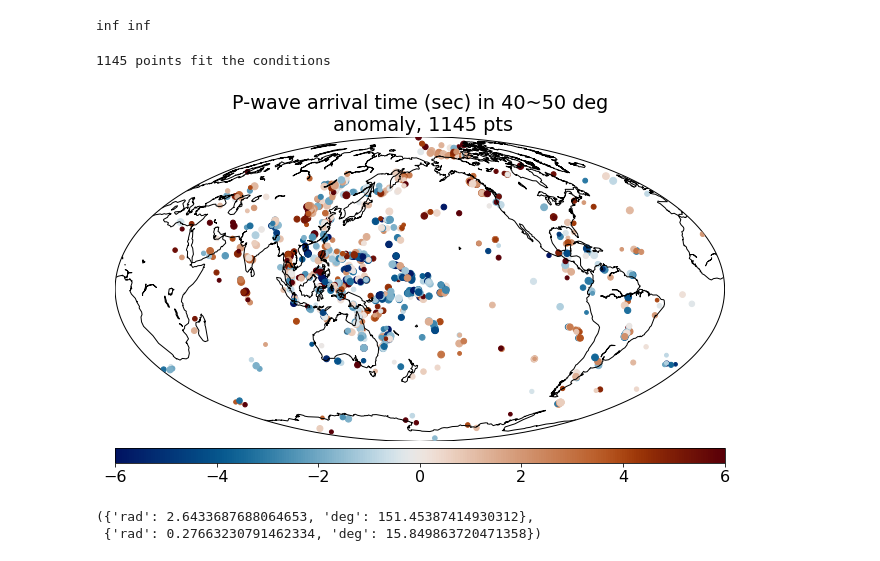
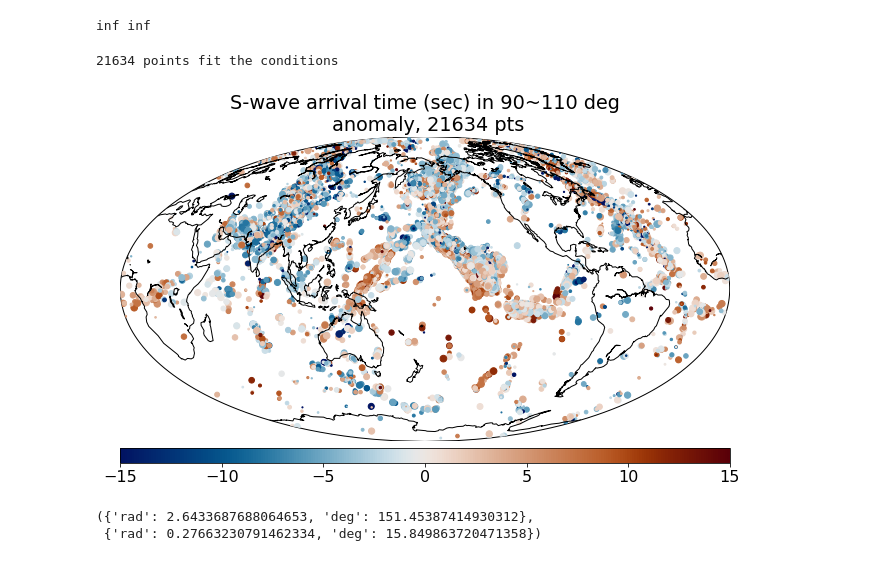
Before and after one commit to Jun1453/phasepick, a Jupyter notebook: predict.ipynb, the cells around one changed output. Drawn from its saved outputs; the diff is of its cells as text; code cells hidden in the pictures.

Commit message:
Revert "update notebook for catalog3 result plot"
This reverts commit 56b909a2da5778ea9e983b34d670a0238b1a528e.

```diff
--- a/predict.ipynb
+++ b/predict.ipynb
@@ -629,7 +681,7 @@ import matplotlib.pyplot as plt
 # x = scatter_table['anomaly_org'].values
 # y = scatter_table['anomaly'].values
 # r = scatter_table['probability'].values
-table = pd.read_csv('updeANMO_shift5_catalog3_plot_s.csv')
+table = pd.read_csv('updeANMO_shift5_catalog_plot_s.csv')
 # table = pd.read_csv('updeANMO_shift5_plot_s.csv')
 scatter_table = table
 x = scatter_table['anomaly'].values
@@ -782,8 +834,7 @@ def fidelity_rev_p(picker1_prob, picker1_anomaly, picker2_prob, picker2_anomaly)
 # scatter_table = plot_scatter('p', (35,195), fidelity_p, x_axis='anomaly_org')
 # scatter_table = plot_scatter('p', (35,195), fidelity_rev_p, x_axis='anomaly_org', raw_prefix='updeANMO_shift5_plot', ref_prefix='updeANMO_shift_plot')
 # scatter_table = plot_scatter('s', (35,195), fidelity_rev, x_axis='anomaly_org', raw_prefix='updeANMO_shift5_fedbp_plot', ref_prefix='updeANMO_shift_plot')
-# scatter_table = plot_scatter('s', (35,195), fidelity_rev, x_axis='anomaly_org', raw_prefix='updeANMO_shift5_catalog_plot', ref_prefix='updeANMO_shift_plot')
-scatter_table = plot_scatter('s', (35,195), fidelity_rev, x_axis='anomaly_org', raw_prefix='updeANMO_shift5_catalog3_plot', ref_prefix='updeANMO_shift_plot')
+scatter_table = plot_scatter('s', (35,195), fidelity_rev, x_axis='anomaly_org', raw_prefix='updeANMO_shift5_catalog_plot', ref_prefix='updeANMO_shift_plot')
 # scatter_table = plot_scatter('p', (35,195), fidelity_rev_p, x_axis='anomaly_org', raw_prefix='updeANMO_shift5_fedbp_plot', ref_prefix='updeANMO_shift_plot')
 
 plt.show()
@@ -908,39 +959,38 @@ def plot_depthslice(phase: str, value: str, gcarc_range: set, fidelity_func, org
     if value=='anomaly_org': fidelity = (fidelity+1)
     scatter_table = table[(org_constraint(table['anomaly_org'])) & (fidelity > 0) & (table['gcarc'] > gcarc_range[0]) & (table['gcarc'] < gcarc_range[1])]
     # fidelity = table['probability'] - alpha*(abs(table['anomaly']-table['anomaly_ref']))/table['anomaly'].std()*table['probability_ref']
     # scatter_table = table[(table['anomaly_org'].isnull()) & (fidelity > 0) & (table['gcarc'] > 80)]
     # table = pd.read_csv(f'test_plot_{phase.lower()}.csv')
     # table = pd.read_csv(f'updeANMO_shift_plot_{phase.lower()}.csv')
     # scatter_table = table[(table['anomaly_org'].notnull()) & (table['probability'] > 0.7) & (table['gcarc'] > 80)]
 
     lons = scatter_table['turning_lon'].values[:]
     lats = scatter_table['turning_lat'].values[:]
     prob = scatter_table['probability'].values[:]
     anomaly = scatter_table[value].values[:]
     print(f"{sum(scatter_table[value].notnull())} points fit the conditions")
     # print(type(anomaly[0]))
 
     x, y = map(lons, lats)
     anomaly -= np.nanmean(anomaly)
 
     map.scatter(x, y, c=anomaly, s=mark_size(prob), marker='o', cmap=cm.vik)
     # map.scatter(x, y, c=anomaly, marker='o', cmap=cm.vik)
     map.colorbar(location='bottom')
     colorscale = 15 if phase.lower() == 's' else 6
     plt.clim(-colorscale, colorscale)
     plt.title(f'{phase.upper()}-wave arrival time (sec) in {gcarc_range[0]}~{gcarc_range[1]} deg\n {value}, {sum(scatter_table[value].notnull())} pts')
 
 # plot_depthslice('s', 'anomaly', (50,160), fidelity)
 # plot_depthslice('s', 'anomaly', (85,90), fidelity_rev, raw_prefix='updeANMO_shift5_plot')
-# plot_depthslice('p', 'anomaly', (90,100), fidelity_rev_p, raw_prefix='updeANMO_shift5_plot')
-plot_depthslice('p', 'anomaly', (40,50), fidelity_rev_p, raw_prefix='updeANMO_shift5_catalog3_plot')
-# plot_depthslice('s', 'anomaly', (90,110), fidelity_rev, raw_prefix='updeANMO_shift5_plot')
-# plot_depthslice('s', 'anomaly', (90,110), fidelity_rev, raw_prefix='updeANMO_shift5_catalog3_plot')
+# plot_depthslice('p', 'anomaly', (75,80), fidelity_rev_p, raw_prefix='updeANMO_shift5_plot')
+plot_depthslice('s', 'anomaly', (90,110), fidelity_rev, raw_prefix='updeANMO_shift5_plot')
+# plot_depthslice('s', 'anomaly', (90,110), fidelity_rev, raw_prefix='updeANMO_shift5_catalog_plot')
 plt.rcParams["font.size"] = 16
 plt.show()
 # %% [output]
-1145 points fit the conditions
+21634 points fit the conditions
-[figure, old version]
+[figure, new version]
 # %%
 p = GeoPoint.midpoint(_, GeoPoint(lat=-20.088,  lon=146.254), GeoPoint(lat=51.600, lon=159.330))
 p.longitude, p.latitude
```
Also changed, not shown: parts of 4 cells of this notebook.
